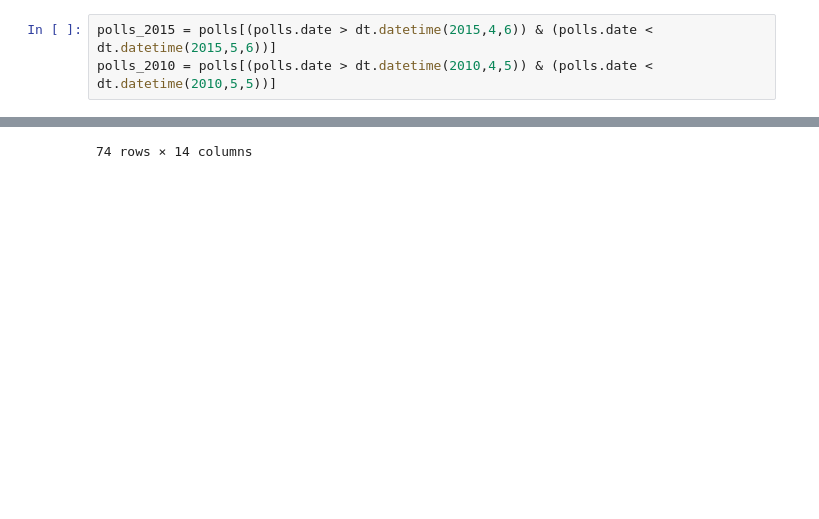
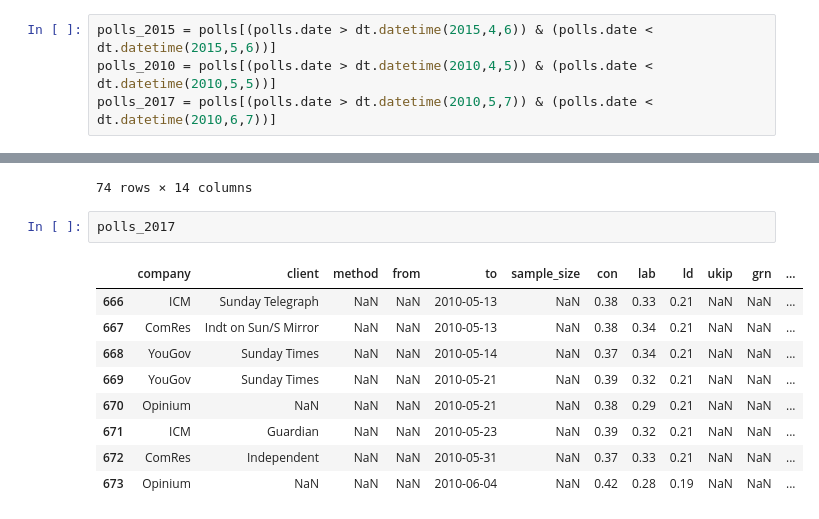
Before and after one commit to jamesporter/ge2017, a Jupyter notebook: GE Data Exploration.ipynb, the cells around one changed output, grey strips where cells are left out. Saved outputs shown, nothing was run; the diff lists cells and outputs as text; blank space fills up the shorter version.

```diff
--- a/GE Data Exploration.ipynb
+++ b/GE Data Exploration.ipynb
@@ -262,6 +262,7 @@ import datetime as dt
 # %%
 polls_2015 = polls[(polls.date > dt.datetime(2015,4,6)) & (polls.date < dt.datetime(2015,5,6))]
 polls_2010 = polls[(polls.date > dt.datetime(2010,4,5)) & (polls.date < dt.datetime(2010,5,5))]
+polls_2017 = polls[(polls.date > dt.datetime(2010,5,7)) & (polls.date < dt.datetime(2010,6,7))]
 # %%
 polls_2010
 # %% [output]
@@ -304,3 +305,15 @@ polls_2015
 | 2684 | ComRes | Daily Mail/ITV News | NaN | NaN | 2015-05-05 | NaN | 0.35 | 0.32 | 0.09 | 0.14 | 0.04 | ... |
 | 2685 | Survation | Mirror | NaN | NaN | 2015-05-05 | NaN | 0.33 | 0.34 | 0.09 | 0.16 | 0.04 | ... |
 74 rows × 14 columns
+# %%
+polls_2017
+# %% [output]
+|  | company | client | method | from | to | sample_size | con | lab | ld | ukip | grn | ... |
+| 666 | ICM | Sunday Telegraph | NaN | NaN | 2010-05-13 | NaN | 0.38 | 0.33 | 0.21 | NaN | NaN | ... |
+| 667 | ComRes | Indt on Sun/S Mirror | NaN | NaN | 2010-05-13 | NaN | 0.38 | 0.34 | 0.21 | NaN | NaN | ... |
+| 668 | YouGov | Sunday Times | NaN | NaN | 2010-05-14 | NaN | 0.37 | 0.34 | 0.21 | NaN | NaN | ... |
+| 669 | YouGov | Sunday Times | NaN | NaN | 2010-05-21 | NaN | 0.39 | 0.32 | 0.21 | NaN | NaN | ... |
+| 670 | Opinium | NaN | NaN | NaN | 2010-05-21 | NaN | 0.38 | 0.29 | 0.21 | NaN | NaN | ... |
+| 671 | ICM | Guardian | NaN | NaN | 2010-05-23 | NaN | 0.39 | 0.32 | 0.21 | NaN | NaN | ... |
+| 672 | ComRes | Independent | NaN | NaN | 2010-05-31 | NaN | 0.37 | 0.33 | 0.21 | NaN | NaN | ... |
+| 673 | Opinium | NaN | NaN | NaN | 2010-06-04 | NaN | 0.42 | 0.28 | 0.19 | NaN | NaN | ... |
```
Also changed, not shown: 15 other files.
